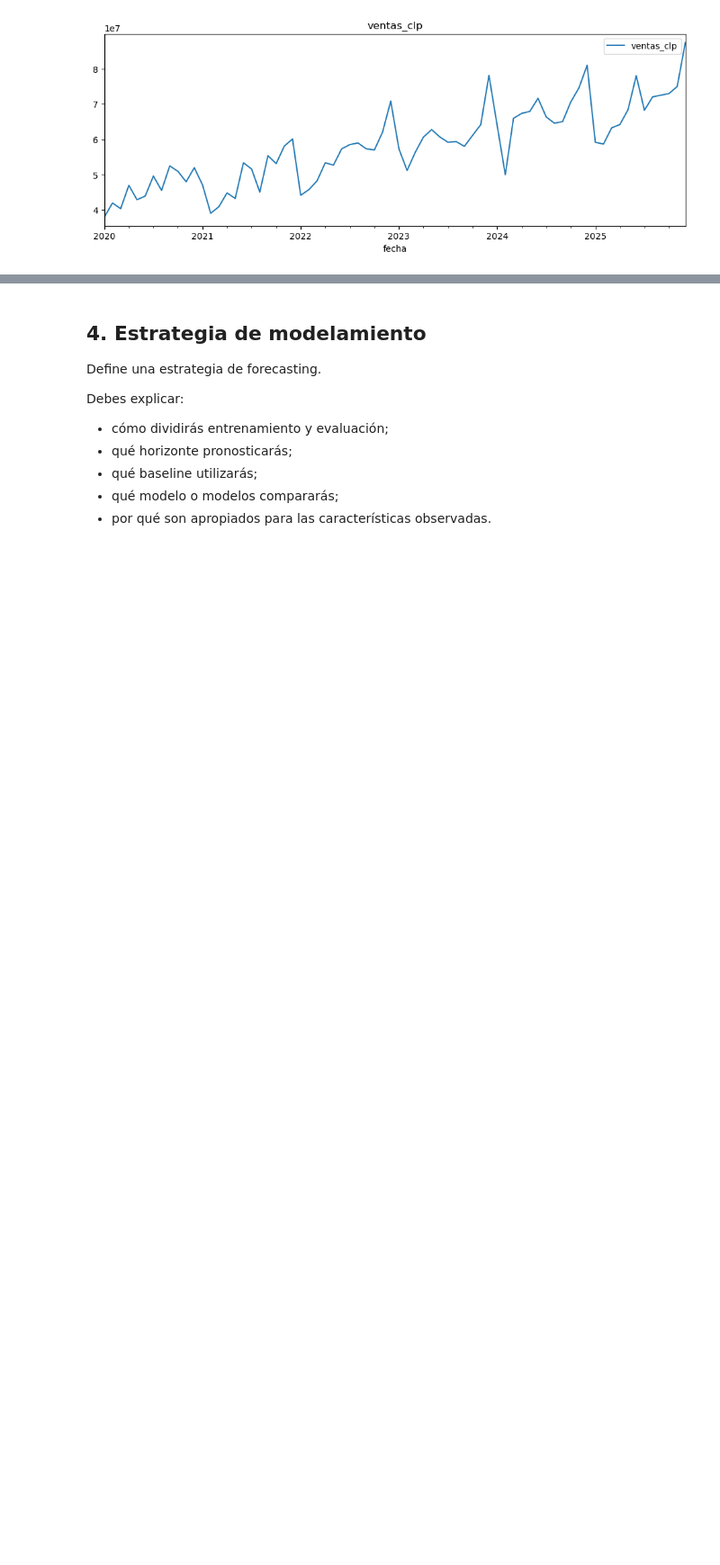
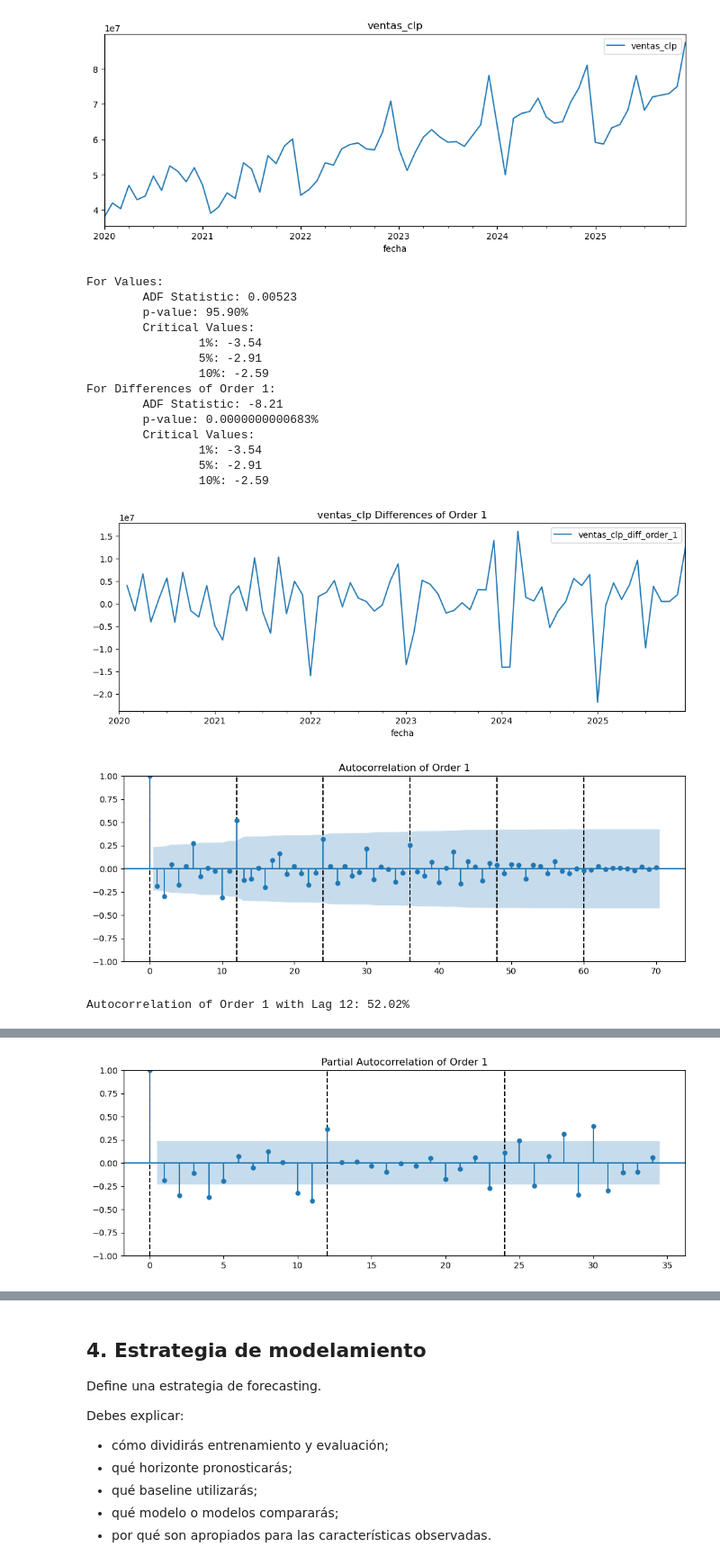
Before and after one commit to LUCHER4321/jupyter-time-series, a Jupyter notebook: Proyecto_Series_Temporales.ipynb, the cells around one changed output, grey strips where cells are left out. Shown at 90% size. Cells and saved outputs as stored; diff of their text form; code cells hidden in the pictures; blank space fills up the shorter version.

```diff
--- a/Proyecto_Series_Temporales.ipynb
+++ b/Proyecto_Series_Temporales.ipynb
@@ -91,3 +98,82 @@ plt.show()
 [figure]
 # %%
 # ACF y/o otros diagnósticos temporales
+
+def decimals(x, n = 2):
+    return int(n - min(0, math.floor(math.log10(abs(x)))))
+
+timeSeriesWithDiff = timeSeries.assign(
+    ventas_clp_diff_order_0 = timeSeries["ventas_clp"]
+)
+adfResult = {}
+adfResult[0] = adfuller(timeSeriesWithDiff["ventas_clp_diff_order_0"])
+
+print("For Values:")
+dec = decimals(adfResult[0][0])
+print(f"\tADF Statistic: {adfResult[0][0]:.{dec}f}")
+dec = decimals(adfResult[0][1] * 100)
+print(f"\tp-value: {adfResult[0][1] * 100:.{dec}f}%")
+print("\tCritical Values:\n", "\n".join([ f"\t\t{k}: {v:.2f}" for k, v in adfResult[0][4].items() ]))
+n = 0
+while adfResult[n][1] > 0.05:
+    n += 1
+    timeSeriesWithDiff[f"ventas_clp_diff_order_{n}"] = timeSeriesWithDiff[f"ventas_clp_diff_order_{n - 1}"].diff()
+    adfResult[n] = adfuller(timeSeriesWithDiff[f"ventas_clp_diff_order_{n}"].dropna())
+    print(f"For Differences of Order {n}:")
+    dec = decimals(adfResult[n][0])
+    print(f"\tADF Statistic: {adfResult[n][0]:.{dec}f}")
+    dec = decimals(adfResult[n][1] * 100)
+    print(f"\tp-value: {adfResult[n][1] * 100:.{dec}f}%")
+    print("\tCritical Values:\n", "\n".join([ f"\t\t{k}: {v:.2f}" for k, v in adfResult[n][4].items() ]))
+    fig, ax = plt.subplots(figsize = (12, 4))
+    timeSeriesWithDiff.plot(y = f"ventas_clp_diff_order_{n}", ax = ax)
+    plt.title(f"ventas_clp Differences of Order {n}")
+    plt.show()
+
+fig, ax = plt.subplots(figsize = (12, 4))
+for i in range(0, timeSeries.shape[0] - n - 1, 12):
+    plt.axvline(x = i, color = "black", linestyle = "--")
+plot_acf(timeSeriesWithDiff[f"ventas_clp_diff_order_{n}"].dropna(), lags = timeSeries.shape[0] - n - 1, ax = ax)
+plt.title(f"Autocorrelation of Order {n}")
+plt.show()
+
+acfValues = acf(timeSeriesWithDiff[f"ventas_clp_diff_order_{n}"].dropna(), nlags = timeSeries.shape[0] - n - 1)
+acfValuesMaxPos = abs(acfValues)[1:].argmax() + 1
+dec = decimals(acfValues[acfValuesMaxPos] * 100)
+print(f"Autocorrelation of Order {n} with Lag {acfValuesMaxPos}: {acfValues[acfValuesMaxPos] * 100:.{dec}f}%")
+pd.plotting.lag_plot(timeSeriesWithDiff[f"ventas_clp_diff_order_{n}"].dropna(), lag = acfValuesMaxPos)
+plt.title(f"Lag Plot of Order {n}")
+plt.show()
+
+fig, ax = plt.subplots(figsize = (12, 4))
+for i in range(0, (timeSeries.shape[0] - n - 1) // 2 - 1, 12):
+    plt.axvline(x = i, color = "black", linestyle = "--")
+plot_pacf(timeSeriesWithDiff[f"ventas_clp_diff_order_{n}"].dropna(), lags = (timeSeries.shape[0] - n - 1) // 2 - 1, ax = ax)
+plt.title(f"Partial Autocorrelation of Order {n}")
+plt.show()
+
+pacfValues = pacf(timeSeriesWithDiff[f"ventas_clp_diff_order_{n}"].dropna(), nlags = (timeSeries.shape[0] - n - 1) // 2 - 1)
+pacfValuesMaxPos = abs(pacfValues)[1:].argmax() + 1
+dec = decimals(pacfValues[pacfValuesMaxPos] * 100)
+print(f"Partial Autocorrelation of Order {n} with Lag {pacfValuesMaxPos}: {pacfValues[pacfValuesMaxPos] * 100:.{dec}f}%")
+pd.plotting.lag_plot(timeSeriesWithDiff[f"ventas_clp_diff_order_{n}"].dropna(), lag = pacfValuesMaxPos)
+plt.title(f"Lag Plot of Order {n}")
+plt.show()
+# %% [output]
+For Values:
+        ADF Statistic: 0.00523
+        p-value: 95.90%
+        Critical Values:
+                1%: -3.54
+                5%: -2.91
+                10%: -2.59
+For Differences of Order 1:
+        ADF Statistic: -8.21
+        p-value: 0.0000000000683%
+        Critical Values:
+                1%: -3.54
+                5%: -2.91
+                10%: -2.59
+[figure, added]
+[figure, added]
+Autocorrelation of Order 1 with Lag 12: 52.02%
@@ -93,0 +181 @@ plt.show()
+[figure, added]
```
Also changed, not shown: parts of 6 cells of this notebook.
